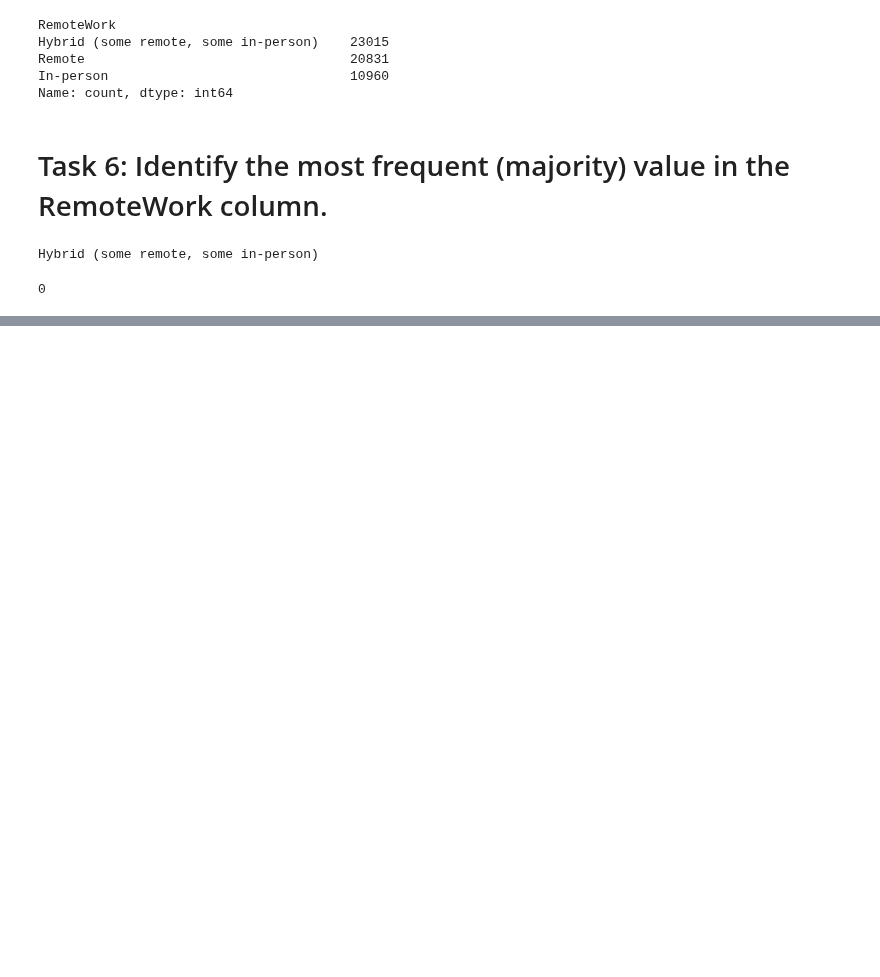
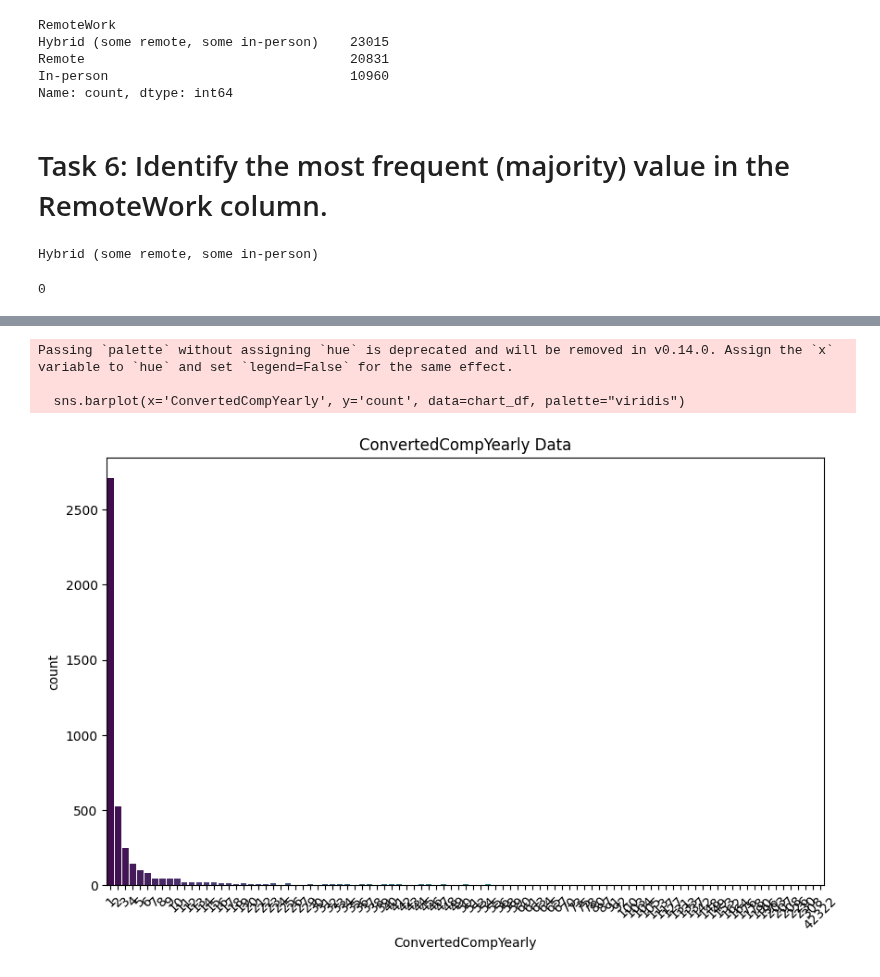
Before and after one commit to Hasan082/Data-Analysis, a Jupyter notebook: Capstone_project/Impute Missing Values.ipynb, the cells around one changed output, grey strips where cells are left out. Saved outputs shown, nothing was run; the diff lists cells and outputs as text; code cells hidden in the pictures; blank space fills up the shorter version.

Commit message:
Data Visualization done

```diff
--- a/Capstone_project/Impute Missing Values.ipynb
+++ b/Capstone_project/Impute Missing Values.ipynb
@@ -105,0 +118,4 @@ df.head()
+# %%
+df['ConvertedCompYearly'] = df['ConvertedCompYearly'].fillna(feq_mean)
+df['ConvertedCompYearly'] = df['ConvertedCompYearly'].astype(int)
+df
@@ -105,0 +152,3 @@ df.head()
+# %%
+df = df[df['ConvertedCompYearly']>20000]
+df['ConvertedCompYearly'].value_counts()
@@ -105,0 +177,3 @@ df.head()
+# %%
+df.reset_index(drop=True, inplace=True)
+print("Index before filtering:", sum(list(df.index)))
@@ -105,0 +182,3 @@ df.head()
+# %%
+res = df['ConvertedCompYearly'][1:].value_counts()
+print(res)
@@ -105,0 +204,26 @@ df.head()
+# %%
+# Example data (replace with your actual data)
+data2 = {'ConvertedCompYearly': list(res.values)}
+df2 = pd.DataFrame(data2)
+
+# Get value counts and reset index
+chart_df = df2['ConvertedCompYearly'].value_counts().reset_index()
+chart_df.columns = ['ConvertedCompYearly', 'count']  # Rename columns for clarity
+
+# Create a Seaborn bar plot
+plt.figure(figsize=(10, 6))  # Set figure size before the plot
+sns.barplot(x='ConvertedCompYearly', y='count', data=chart_df, palette="viridis")
+
+# Customize the plot
+plt.xlabel('ConvertedCompYearly')
+plt.ylabel('count')
+plt.title('ConvertedCompYearly Data')
+plt.xticks(rotation=45)  # Rotate x-axis labels for better readability
+
+# Display the plot
+plt.show()
+# %% [output]
+Passing `palette` without assigning `hue` is deprecated and will be removed in v0.14.0. Assign the `x` variable to `hue` and set `legend=False` for the same effect.
+
+  sns.barplot(x='ConvertedCompYearly', y='count', data=chart_df, palette="viridis")
+[figure, added]
```
Also changed, not shown: parts of 11 cells of this notebook.
